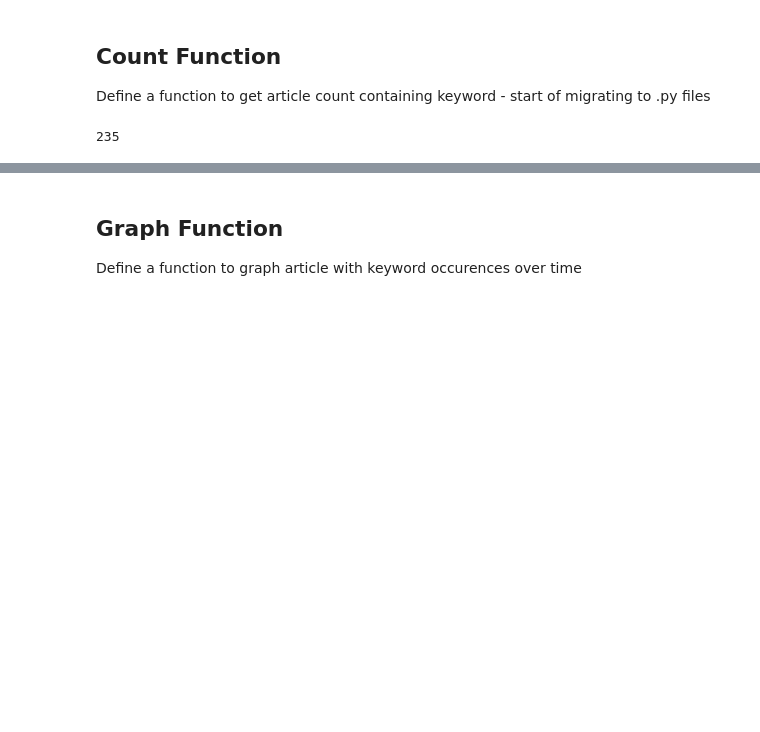
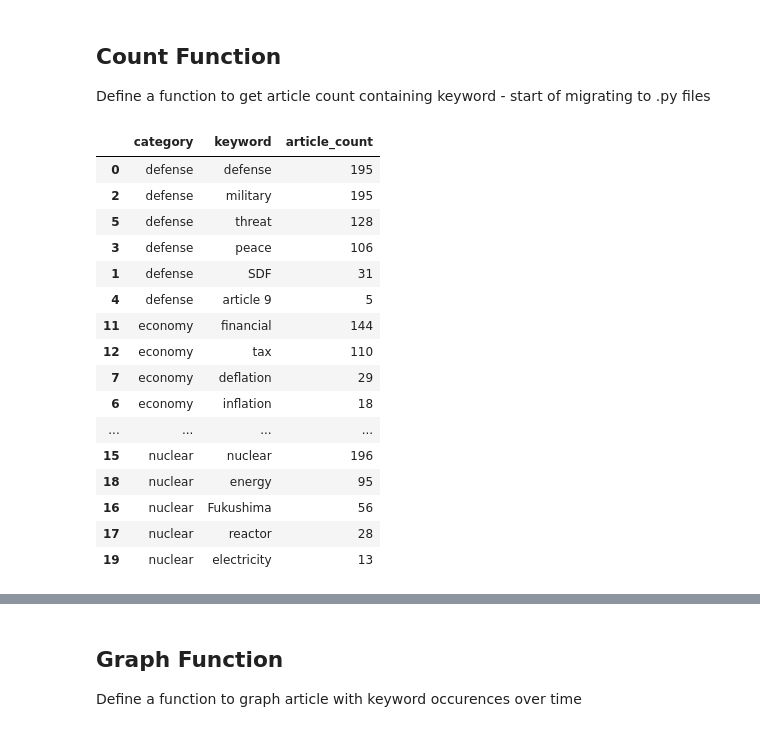
Before and after one commit to ninaudagawa/Media-Politics, a Jupyter notebook: project/notebooks/news_analysis.ipynb, the cells around one changed output, grey strips where cells are left out. Saved outputs shown, nothing was run; the diff lists cells and outputs as text; code cells hidden in the pictures; blank space fills up the shorter version.

```diff
--- a/project/notebooks/news_analysis.ipynb
+++ b/project/notebooks/news_analysis.ipynb
@@ -108,16 +110,69 @@ keyword_numrows
 ## Count Function
 
 Define a function to get article count containing keyword - start of migrating to .py files
-# %%
-def keyword_article_count(keyword):
-    japan_english_filepath = "../../project/data/clean/Japan_cleaned_news.csv"
-    JPnews_pd = pd.read_csv(japan_english_filepath)
-
-    JPnews_pd_keyword = JPnews_pd_indexed[JPnews_pd_indexed['text'].str.contains(keyword, case=False)]
-    keyword_rows = len(JPnews_pd_keyword)
-
-    return keyword_rows
-
-keyword_article_count('deflation')
-# %% [output]
-235
+# %%
+defense_keywords = [
+    #"防衛", "安全保障", "自衛隊", "軍事", "国防", "安保", "平和",
+    'defense', 'SDF', 'military', 'peace',
+    #"外交", "同盟", "条約", "国際", "日米", "脅威", "抑止", "改正", "9条", "憲法"
+    'article 9', 'threat'
+]
+
+economy_keywords = [
+    #"経済", "GDP", "インフレ", "デフレ", "金利", "円安", "円高",
+    'inflation', 'deflation', 'interest rate', 'exchange rate', 'GDP',
+    #"景気", "財政", "税収", "賃金", "物価", "雇用", "失業", "成長"
+    'financial', 'tax', 'price level', 'unemployment'
+
+]
+
+nuclear_keywords = [
+    #"原発", "核", "原子力", "放射線", "廃炉", "再稼働", "福島",
+    'nuclear', 'Fukushima', 'reactor',
+    #"エネルギー", "電力", "脱原発"
+    'energy', 'electricity'
+]
+
+immigration_keywords = [
+    #"移民", "外国人", "難民", "在留", "ビザ", "国籍", "入管",
+    'immigration', 'immigrant', 'refugee', 'nationality', 'residency'
+    #"技能実習", "定住", "多文化"
+]
+
+# Map each category to its keywords
+categories = {
+    "defense":     defense_keywords,
+    "economy":     economy_keywords,
+    "nuclear":     nuclear_keywords,
+    "immigration": immigration_keywords,
+}
+
+def keyword_article_count(keyword, df):
+    return df['text'].str.contains(keyword, case=False, na=False).sum()
+
+rows = []
+for category, keywords in categories.items():
+    for kw in keywords:
+        count = keyword_article_count(kw, JPnews_pd_indexed)
+        rows.append({"category": category, "keyword": kw, "article_count": count})
+
+results_df = pd.DataFrame(rows).sort_values(["category", "article_count"], ascending=[True, False])
+results_df
+# %% [output]
+|  | category | keyword | article_count |
+| 0 | defense | defense | 195 |
+| 2 | defense | military | 195 |
+| 5 | defense | threat | 128 |
+| 3 | defense | peace | 106 |
+| 1 | defense | SDF | 31 |
+| 4 | defense | article 9 | 5 |
+| 11 | economy | financial | 144 |
+| 12 | economy | tax | 110 |
+| 7 | economy | deflation | 29 |
+| 6 | economy | inflation | 18 |
+| ... | ... | ... | ... |
+| 15 | nuclear | nuclear | 196 |
+| 18 | nuclear | energy | 95 |
+| 16 | nuclear | Fukushima | 56 |
+| 17 | nuclear | reactor | 28 |
+| 19 | nuclear | electricity | 13 |
```
Also changed, not shown: parts of 11 cells of this notebook, 4 other files.
